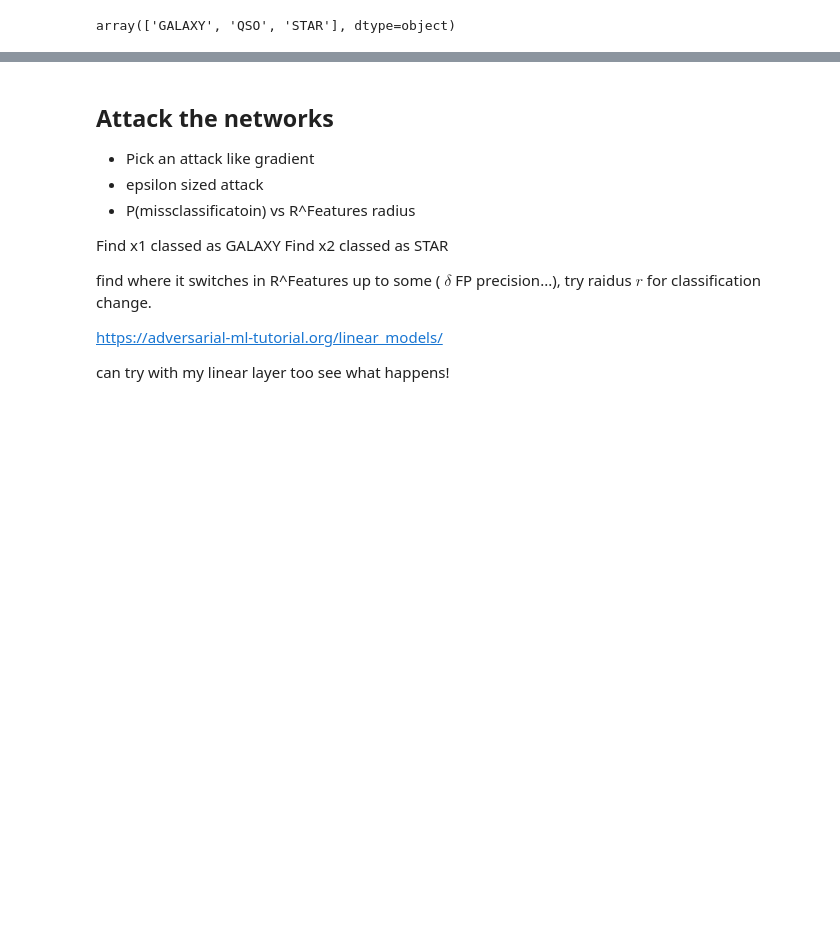
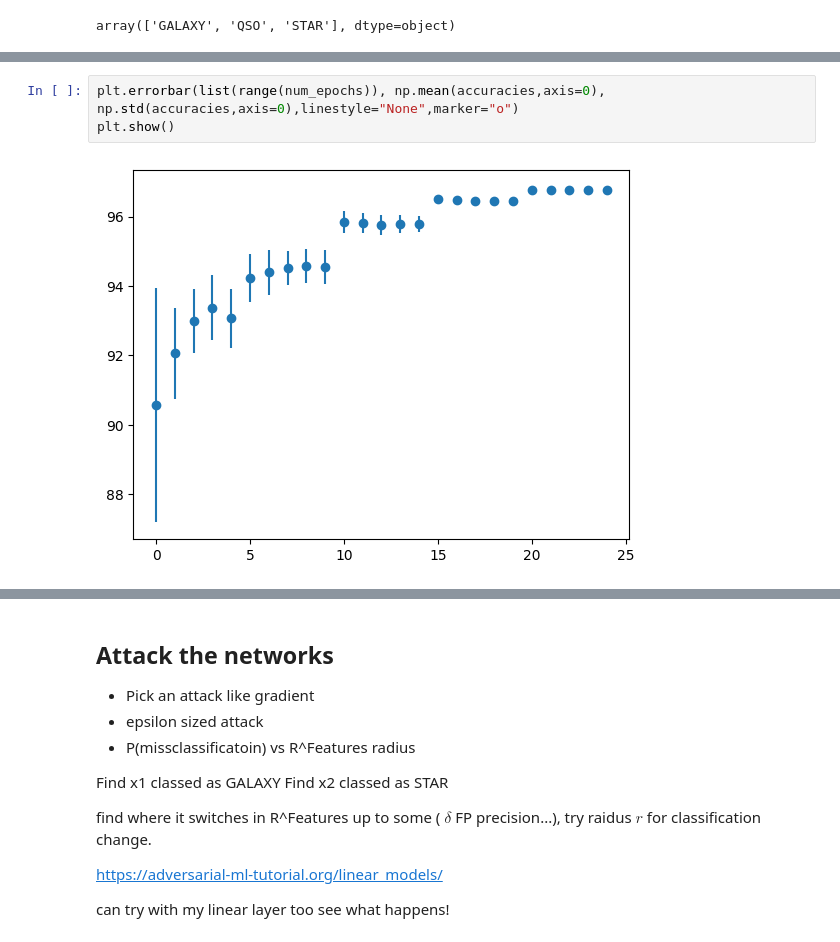
Before and after one commit to minnervva/fpna-robustness, a Jupyter notebook: astro_classify.ipynb, the cells around one changed output, grey strips where cells are left out. Drawn from its saved outputs; the diff is of its cells as text; blank space fills up the shorter version.

```diff
--- a/astro_classify.ipynb
+++ b/astro_classify.ipynb
@@ -384,0 +217,5 @@ plt.show()
+# %%
+plt.errorbar(list(range(num_epochs)), np.mean(accuracies,axis=0), np.std(accuracies,axis=0),linestyle="None",marker="o")
+plt.show()
+# %% [output]
+[figure, added]
```
Also changed, not shown: parts of 35 cells of this notebook, 58 other files.
